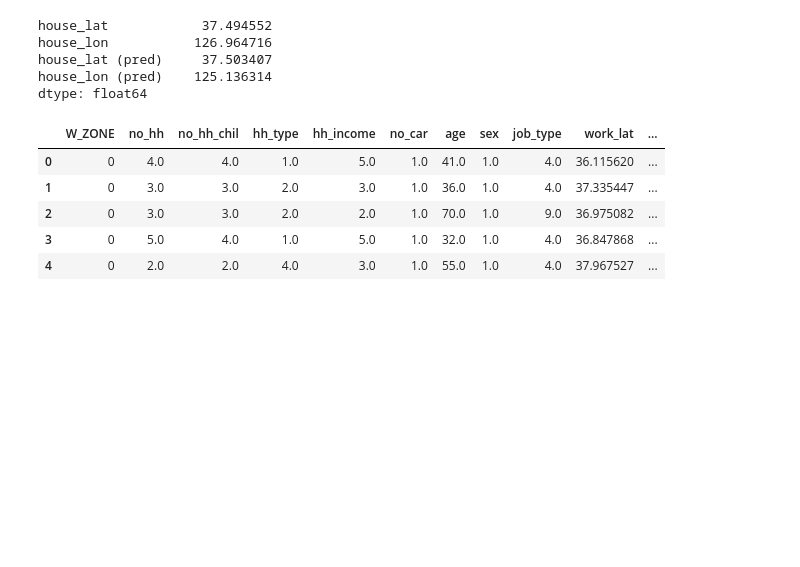
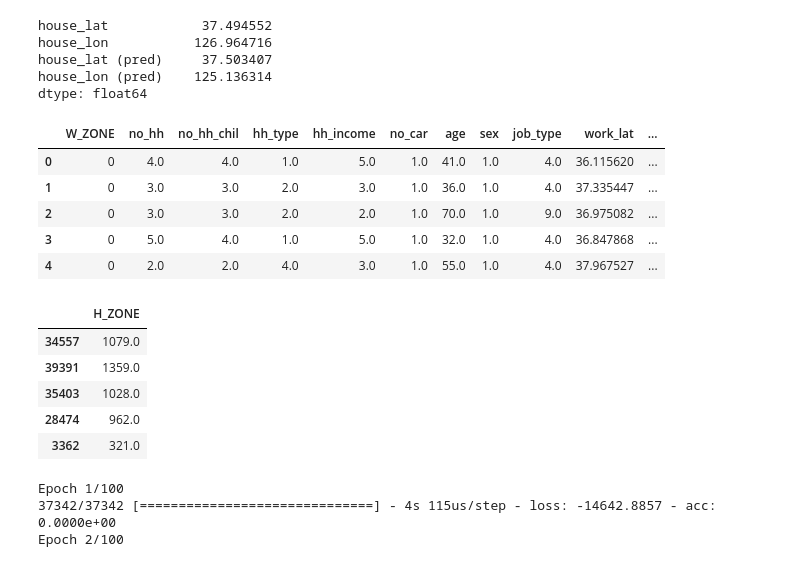
Before and after one commit to jasonyliang/Hanyang-Urban-Planning-Lab, a Jupyter notebook: Playground2.ipynb, the cells around one changed output. Saved outputs shown, nothing was run; the diff lists cells and outputs as text; code cells hidden in the pictures; blank space fills up the shorter version.

```diff
--- a/Playground2.ipynb
+++ b/Playground2.ipynb
@@ -627,3 +664,21 @@ x.head()
 | 2 | 0 | 3.0 | 3.0 | 2.0 | 2.0 | 1.0 | 70.0 | 1.0 | 9.0 | 36.975082 | ... |
 | 3 | 0 | 5.0 | 4.0 | 1.0 | 5.0 | 1.0 | 32.0 | 1.0 | 4.0 | 36.847868 | ... |
 | 4 | 0 | 2.0 | 2.0 | 4.0 | 3.0 | 1.0 | 55.0 | 1.0 | 4.0 | 37.967527 | ... |
+# %%
+x_cat = np.delete(X, 6, axis = 1)
+x_cat = np.delete(X, 7, axis = 1)
+# %%
+Y_cat = data.loc[:, ["H_ZONE"]]
+Y_cat.head()
+Y_cat = Y_cat.dropna()
+# %%
+X_train, X_test, y_train, y_test = train_test_split(x_cat, Y_cat, test_size = 0.2, random_state = 0)
+# %%
+y_train.head()
+# %% [output]
+|  | H_ZONE |
+| 34557 | 1079.0 |
+| 39391 | 1359.0 |
+| 35403 | 1028.0 |
+| 28474 | 962.0 |
+| 3362 | 321.0 |
@@ -629,0 +700,7 @@ x.head()
+# %%
+# Fitting the ANN to the Training set
+classifier.fit(X_train, y_train, batch_size = 10, epochs = 100)
+# %% [output]
+Epoch 1/100
+37342/37342 [==============================] - 4s 115us/step - loss: -14642.8857 - acc: 0.0000e+00
+Epoch 2/100
```
Also changed, not shown: parts of 17 cells of this notebook.
